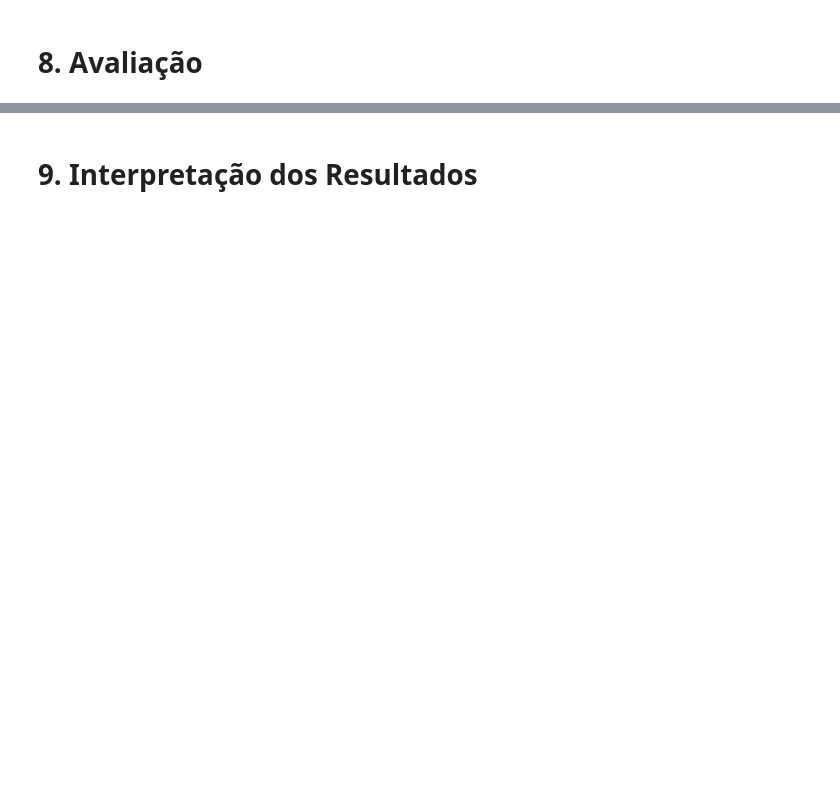
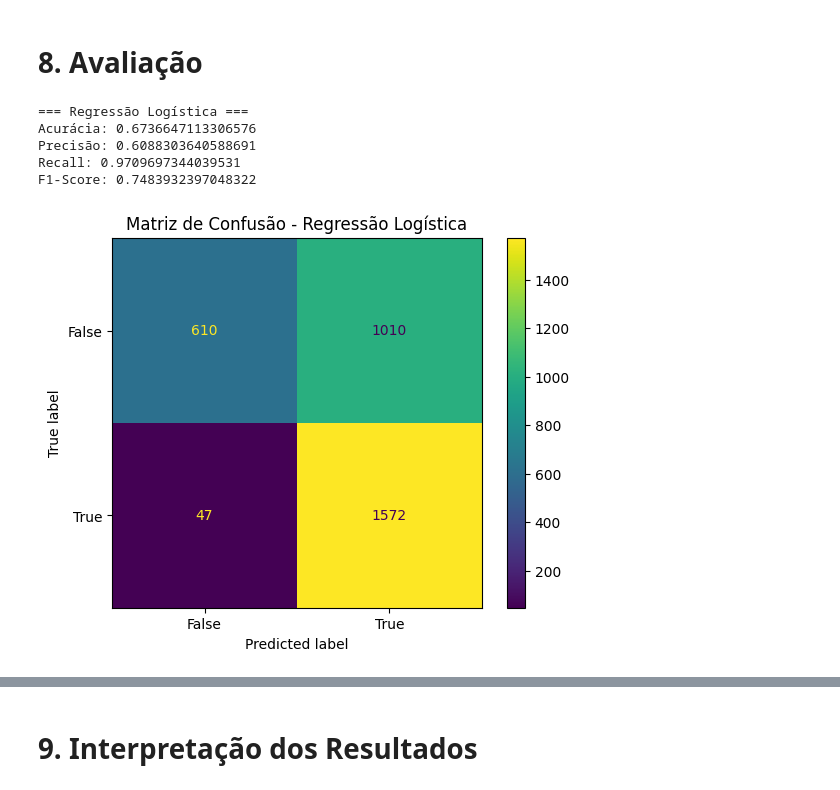
Before and after one commit to Kristiely/telecom-churn-prediction, a Jupyter notebook: Untitled3.ipynb, the cells around one changed output, grey strips where cells are left out. Drawn from its saved outputs; the diff is of its cells as text; code cells hidden in the pictures; blank space fills up the shorter version.

```diff
--- a/Untitled3.ipynb
+++ b/Untitled3.ipynb
@@ -12,2 +33,4 @@
+# %%
+df_encoded = pd.get_dummies(df, drop_first=True)
 # %% [markdown]
 # 4. Análise de Correlação
@@ -15,0 +82,3 @@
+# %%
+import pandas as pd
+X_scaled = pd.DataFrame(X_scaled, columns=X.columns)
@@ -16,4 +90,28 @@
 # %% [markdown]
 # 6. Divisão Treino/Teste
+# %%
+from sklearn.model_selection import train_test_split
+
+# Separando treino e teste
+X_train, X_test, y_train, y_test = train_test_split(
+    X_scaled, y_resampled,
+    test_size=0.3,        # 30% para teste
+    random_state=42,
+    stratify=y_resampled  # mantém proporção das classes
+)
 # %% [markdown]
 # 7. Modelagem
+# %%
+from sklearn.linear_model import LogisticRegression
+from sklearn.metrics import classification_report
+
+# Modelo 1
+modelo_log = LogisticRegression(random_state=42)
+modelo_log.fit(X_train, y_train)
+
+# Previsões
+y_pred_log = modelo_log.predict(X_test)
+
+# Avaliação
+print("=== Regressão Logística ===")
+print(classification_report(y_test, y_pred_log))
@@ -20,2 +159,24 @@
 # %% [markdown]
 # 8. Avaliação
+# %%
+import matplotlib.pyplot as plt
+from sklearn.metrics import accuracy_score, precision_score, recall_score, f1_score, confusion_matrix, ConfusionMatrixDisplay
+
+# Avaliação das métricas
+print("=== Regressão Logística ===")
+print("Acurácia:", accuracy_score(y_test, y_pred_log))
+print("Precisão:", precision_score(y_test, y_pred_log))
+print("Recall:", recall_score(y_test, y_pred_log))
+print("F1-Score:", f1_score(y_test, y_pred_log))
+
+# Matriz de confusão
+ConfusionMatrixDisplay.from_predictions(y_test, y_pred_log)
+plt.title("Matriz de Confusão - Regressão Logística")
+plt.show()
+# %% [output]
+=== Regressão Logística ===
+Acurácia: 0.6736647113306576
+Precisão: 0.6088303640588691
+Recall: 0.9709697344039531
+F1-Score: 0.7483932397048322
+[figure, added]
```
Also changed, not shown: parts of 22 cells of this notebook.
